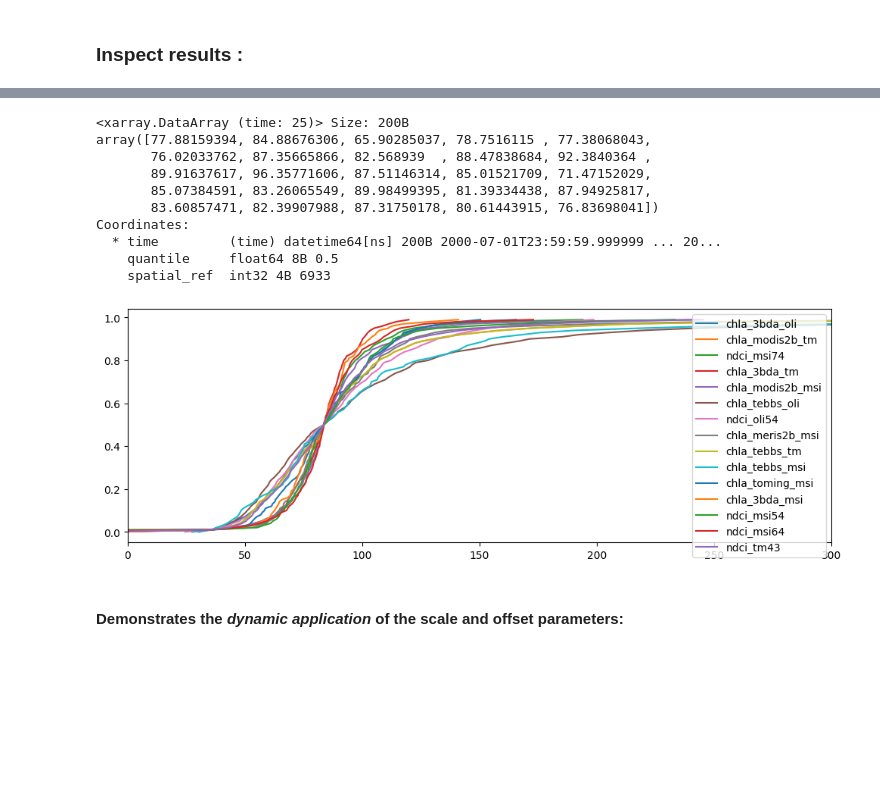
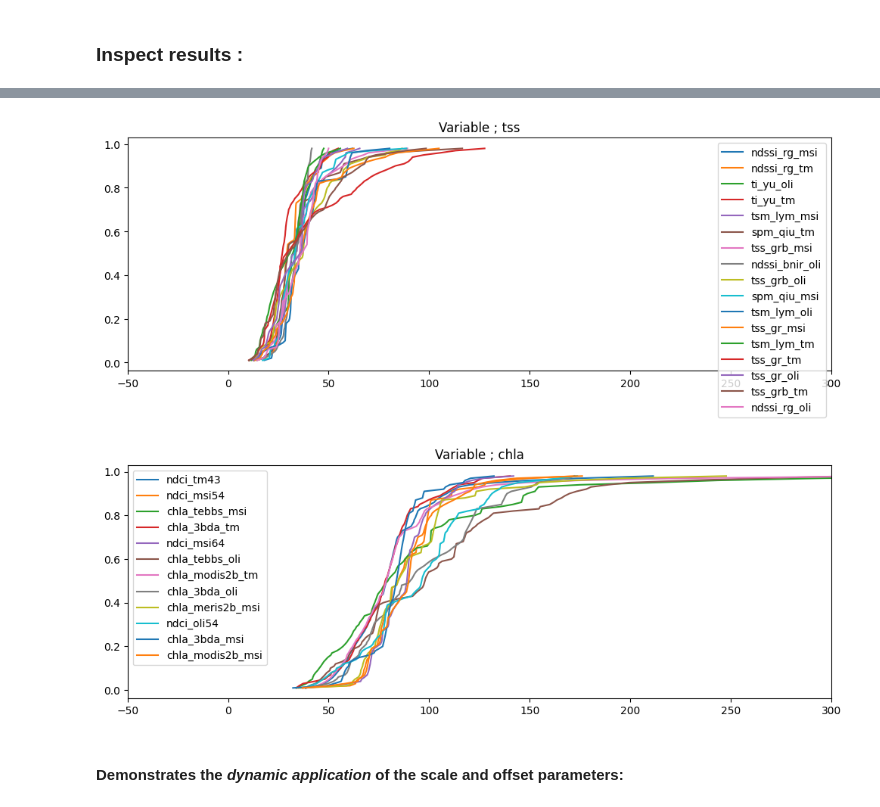
Before and after one commit to digitalearthafrica/deafrica_water_quality, a Jupyter notebook: WP2.2/WP2.2.ipynb, the cells around one changed output, grey strips where cells are left out. Drawn from its saved outputs; the diff is of its cells as text; code cells hidden in the pictures; blank space fills up the shorter version.

```diff
--- a/WP2.2/WP2.2.ipynb
+++ b/WP2.2/WP2.2.ipynb
@@ -1403,11 +1556,0 @@ Lake_Aheme
-# %%
-        var = 'tss'
-        tm_era_median = ((wq_results.loc[dict(time = (tm_era) ,
-                              quantile=(wq_results['quantile'] ==0.5))][var]\
-                                      * wq_results[var+'_scale']) + wq_results[var+'_offset'])\
-                              .median(dim=(var+'_measure','place','time')).squeeze()
-
-        msi_era_median = ((wq_results.loc[dict(time = (msi_era) ,
-                              quantile=(wq_results['quantile'] ==0.5))][var]\
-                                      * wq_results[var+'_scale']) + wq_results[var+'_offset'])\
-                              .median(dim=(var+'_measure','place','time')).squeeze()
@@ -1564,51 +1841,46 @@ displaytime = wq_results.time[0:13]
-# %%
-Q = 0.5
-((wq_results.loc[dict(time = (displaytime) ,
-                              #place = placename,
-                              quantile=(wq_results['quantile'] ==Q))][var]\
-                                      * wq_results[var+'_scale']) + wq_results[var+'_offset'])\
-                              .median(dim=(var+'_measure','place')).squeeze()
-# %% [output]
-<xarray.DataArray (time: 25)> Size: 200B
-array([77.88159394, 84.88676306, 65.90285037, 78.7516115 , 77.38068043,
-       76.02033762, 87.35665866, 82.568939  , 88.47838684, 92.3840364 ,
-       89.91637617, 96.35771606, 87.51146314, 85.01521709, 71.47152029,
-       85.07384591, 83.26065549, 89.98499395, 81.39334438, 87.94925817,
-       83.60857471, 82.39907988, 87.31750178, 80.61443915, 76.83698041])
-Coordinates:
-  * time         (time) datetime64[ns] 200B 2000-07-01T23:59:59.999999 ... 20...
-    quantile     float64 8B 0.5
-    spatial_ref  int32 4B 6933
 # %%
-# --- check some of the results ---
+# --- statistical distributions ---
 #     a little bit of analysis and normalisation to be able to view the results comparatively
 rng = np.random.default_rng()
 i = rng.integers(size=1,low=0,high=wq_results.place.size).item()
 
-fig, ax = plt.subplots(1, 1, figsize=(12, 4))
-plt.xlim(0,300)
 
 exclude = ['chla_tebbs_oli','chla_tebbs_msi','chla_tebbs_tm']
 exclude = []
 
 reftime    =  wq_results.time[0:24]
 targettime =  wq_results.time[0:24]
 displaytime = wq_results.time[0:24]
 
-for name in (set(wq_results.chla_measure.values) - set(exclude)):
-    y = wq_results['quantile'][wq_results['quantile']<1]
-    scale  = wq_results.loc[dict(chla_measure=name)].chla_scale
-    offset = wq_results.loc[dict(chla_measure=name)].chla_offset
+for var in 'tss','chla':
+    fig, ax = plt.subplots(1, 1, figsize=(12, 4))
+    plt.xlim(-50,300)
+    plt.title('Variable ; '+var)
+    measures = list (set(wq_results[var+'_measure'].values) - set(exclude_list))
 
-    x = (wq_results.loc[dict(time = (displaytime) ,
-                             chla_measure=name ,
-                             quantile=(wq_results['quantile'] <1))].chla.
-                             median(dim=('time','place')) * scale) + offset
-    plt.plot(x,y,label=name)
-plt.legend(loc='best')
-plt.show()
+    for name in measures:
+        Q = wq_results['quantile'][1:99]
+        wq_results['quantile'].loc[{'quantile' : Q}]
+        y = wq_results['quantile'].loc[{'quantile' : Q}]
+        x = ((((wq_results.loc[{
+                               'time'         : displaytime,
+                                var+'_measure' : name      ,
+                                'quantile'     : Q         , \
+                                        }]\
+                                        [var]\
+                                        * wq_results.loc[{ var+'_measure' : name }][var+'_scale' ]) \
+                                        + wq_results.loc[{ var+'_measure' : name }][var+'_offset'])) \
+                                        * wq_results.loc[{ var+'_measure' : name }][var+'_era_factor']) \
+                                .median(dim=('time')) \
+                                .median(dim=('place')) \
+                                .squeeze()
+
+        plt.plot(x,y,label=name,linestyle='-')
+    plt.legend(loc='best')
+    plt.show()
 # %% [output]
-[figure, old version]
+[figure, new version]
+[figure, added]
 # %% [markdown]
 #### Demonstrates the *dynamic application* of the scale and offset parameters:
 # %%
```
Also changed, not shown: parts of 41 cells of this notebook, 1 other file.
